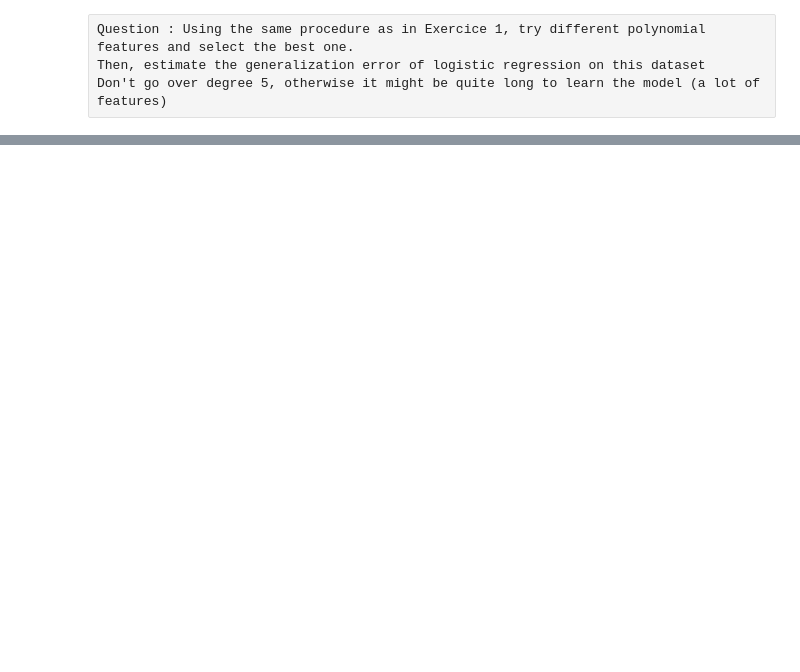
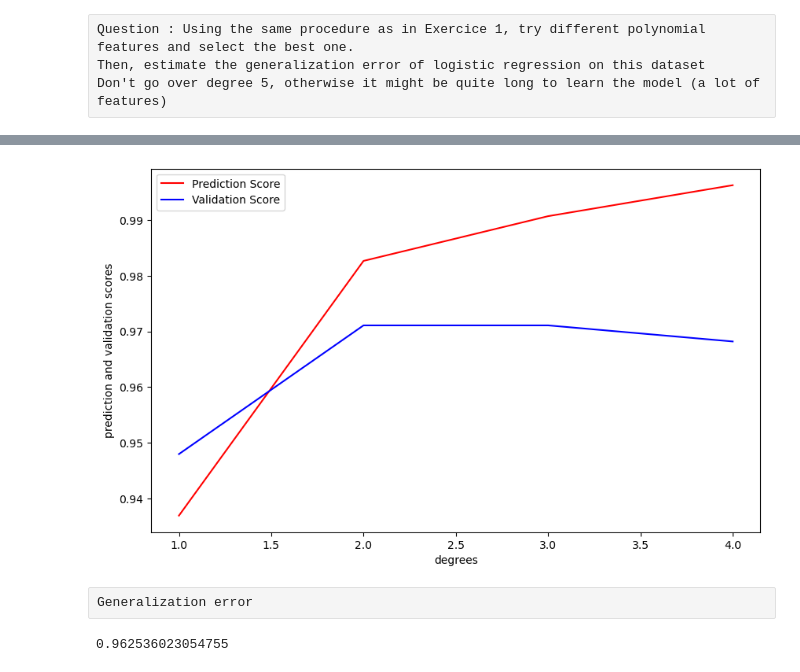
Before and after one commit to maodo/miage_fst, a Jupyter notebook: TP1/TP_Logistic_Regression_student.ipynb, the cells around one changed output, grey strips where cells are left out. Drawn from its saved outputs; the diff is of its cells as text; code cells hidden in the pictures; blank space fills up the shorter version.

```diff
--- a/TP1/TP_Logistic_Regression_student.ipynb
+++ b/TP1/TP_Logistic_Regression_student.ipynb
@@ -417,5 +420,8 @@ Question : Check (for 1 feature of your choice) that its mean is 0 (you can use
 # %% [raw]
 Question : Split the dataset into a train, a validation, and a test set
+# %%
+data_train, data_test = train_test_split(data_segment, test_size = 0.3, random_state = 4)
+data_valid, data_test = train_test_split(data_test, test_size = 0.5, random_state = 4)
 # %% [raw]
 We will now fit a logistic regression model to the traning set. It is like in exercice 1, but we now need to specify that the problem is multi-class. For that, you need to use multi-class = 'multinomial' inside the call to LogisticRegression:
 # %%
@@ -447,3 +465,18 @@ What is the prediction accuracy of this model on the train set ? and on the vali
 Question : Using the same procedure as in Exercice 1, try different polynomial features and select the best one.
 Then, estimate the generalization error of logistic regression on this dataset
 Don't go over degree 5, otherwise it might be quite long to learn the model (a lot of features)
+# %%
+pruned_models = []
+pred_scores = []
+val_scores = []
+degrees = [1,2,3,4]
+for degree in degrees:
+    poly = PolynomialFeatures(degree =degree)
+    X_train = poly.fit_transform(data_train.iloc[:,:-1])
+    X_val = poly.fit_transform(data_valid.iloc[:,:-1]) # Here we use the 'poly' created above to add polynomial
+    dt_pruned = LogisticRegression(multi_class='multinomial',max_iter=1000).fit(X_train, data_train.y)
+    p_score = dt_pruned.score(X_train, data_train.y)
+    v_score = dt_pruned.score(X_val, data_valid.y)
+    pred_scores.append(p_score)
+    val_scores.append(v_score)
+    pruned_models.append(dt_pruned)
@@ -449,0 +498,10 @@ Don't go over degree 5, otherwise it might be quite long to learn the model (a l
+# %%
+plt.figure(figsize=(10, 6))
+plt.plot(degrees, pred_scores,color='red',label='Prediction Score')
+plt.plot(degrees,val_scores,color='blue',label='Validation Score')
+plt.xlabel("degrees")
+plt.ylabel("prediction and validation scores")
+plt.legend()
+plt.show()
+# %% [output]
+[figure, added]
@@ -449,0 +511,8 @@ Don't go over degree 5, otherwise it might be quite long to learn the model (a l
+# %% [raw]
+Generalization error
+# %%
+poly = PolynomialFeatures(degree = degrees[best_degree])
+X_test  = poly.fit_transform(data_test.iloc[:,:-1])
+best_mc_model.score(X_test,data_test.y)
+# %% [output]
+0.962536023054755
```
Also changed, not shown: parts of 13 cells of this notebook.
